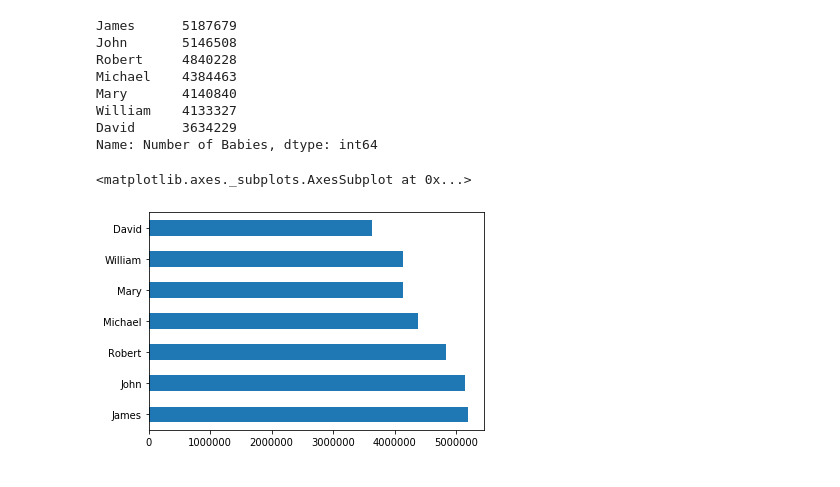
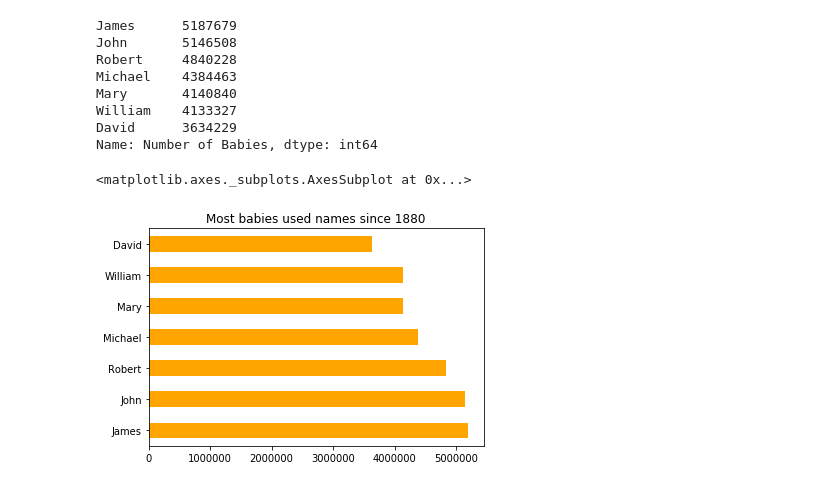
Before and after one commit to alby007100/Machine-Learning, a Jupyter notebook: SSA project/SSA name trend.ipynb, the cells around one changed output. Saved outputs shown, nothing was run; the diff lists cells and outputs as text; code cells hidden in the pictures.

```diff
--- a/SSA project/SSA name trend.ipynb
+++ b/SSA project/SSA name trend.ipynb
@@ -196,8 +193,8 @@ Mary       4140840
 William    4133327
 David      3634229
 Name: Number of Babies, dtype: int64
-# %%
-s2.plot.barh()
-# %% [output]
-<matplotlib.axes._subplots.AxesSubplot at 0x...>
-[figure, removed]
+# %%
+s2.plot.barh(color="orange", title="Most babies used names since 1880")
+# %% [output]
+<matplotlib.axes._subplots.AxesSubplot at 0x...>
+[figure, added]
```
Also changed, not shown: parts of 1 cell of this notebook.
